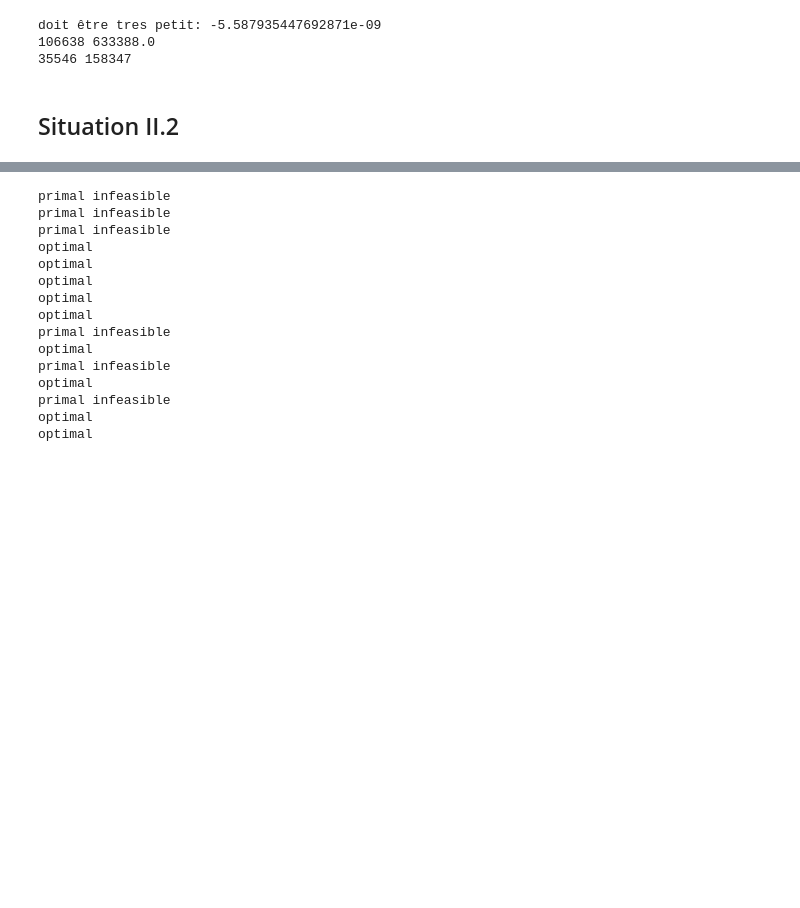
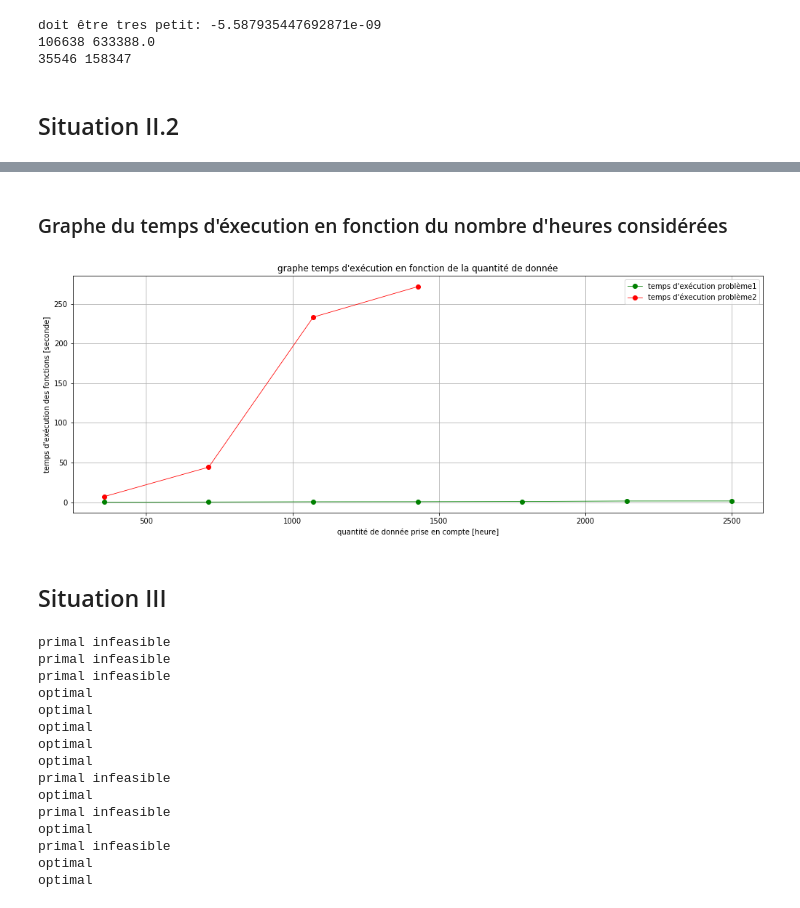
Before and after one commit to Zepp176/Projet_optimisation, a Jupyter notebook: projet_partie2.ipynb, the cells around one changed output, grey strips where cells are left out. Saved outputs shown, nothing was run; the diff lists cells and outputs as text; code cells hidden in the pictures; blank space fills up the shorter version.

```diff
--- a/projet_partie2.ipynb
+++ b/projet_partie2.ipynb
@@ -71,7 +82,7 @@ sites = pd.read_csv('data/Sites.csv')
 sites = sites.sort_values('index site')
 sites = sites.reset_index()
 capacites = sites['capacites'].copy()
-capacites = CyLPArray(capacites) # shape: (642,)
+capacites = CyLPArray(capacites)[:nb_site] # shape: (642,)
 
 
 off_cap = sites['capacite offshore']
@@ -185,0 +182,18 @@ solution: 2282760745.888384
+# %%
+N = 7*24
+T = 3
+
+print("N = {}\nT = {}\nNombre de site = {}\n".format(N, T,nb_site))
+
+s , time_taken , D , A , R ,M  = resolution_prob1(N,T)
+solHd = s.primalVariableSolution['H_d']
+solE  = s.primalVariableSolution['E']
+solB  = s.primalVariableSolution['B']
+solX  = s.primalVariableSolution['X']
+solHm = s.primalVariableSolution['H_m']
+
+print("prix total de la production de l'énergie éléctrique : {:.2f} €".format(s.objectiveValue))
+print("pourcentage de la production d'énergie qui vient des capacités hydroéléctrique : {:.2f} %".format(solHd.sum() *100 /(solHd.sum() + solE.sum())))
+print("pourcentage de l'énergie produite par les éoliennes qui est convertie en énergie potentielle: {:.2f} %".format(solHm.sum()*100 /(solE.sum() + solHm.sum())))
+print("prix moyen d'éléctricité consommée : {:.2f} €/MWh".format(s.objectiveValue/(D.sum())))
+print("Temps de résolution: {:.0f} min {:.3f} sec".format(time_taken//60, time_taken % 60))
@@ -276,3 +396,33 @@ doit être tres petit: -5.587935447692871e-09
+# %% [markdown]
+### Graphe du temps d'éxecution en fonction du nombre d'heures considérées ###
+# %%
+N = 2500
+
+
+temps_exec_prob1 = []
+temps_exec_prob2 = []
+N_vector = np.array([(i+1)*N//7 for i in range(7)])
+
+
+for N_ in N_vector:
+    temps_exec_prob1.append(resolution_prob1(N_, T,verbose=False)[1])
+
+for N_ in N_vector[:4]:
+    temps_exec_prob2.append(resolution_prob2(N_, T)[1])
+# %%
+plt.figure(figsize=(17,6))
+plt.plot(N_vector, temps_exec_prob1, '-og', linewidth=0.8)
+plt.plot(N_vector[:4], temps_exec_prob2, '-or', linewidth=0.8)
+plt.xlabel('quantité de donnée prise en compte [heure]')
+plt.ylabel('temps d\'exécution des fonctions [seconde]')
+plt.title('graphe temps d\'exécution en fonction de la quantité de donnée')
+plt.grid()
+plt.legend(['temps d\'exécution problème1', 'temps d\'éxecution problème2'])
+plt.show()
+# %% [output]
+[figure, added]
+# %% [markdown]
+## Situation III ###
 # %%
 # Paramètres
 N = 24*7
```
Also changed, not shown: parts of 7 cells of this notebook.
